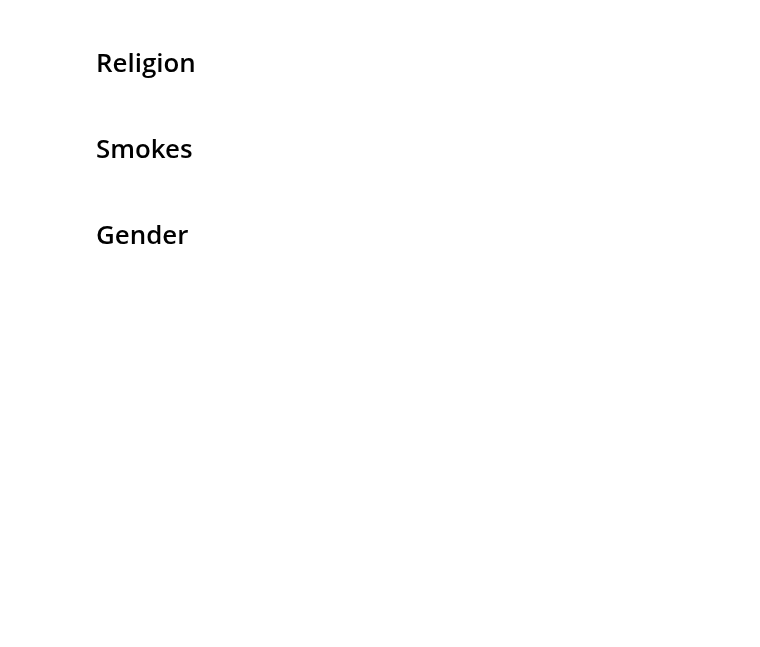
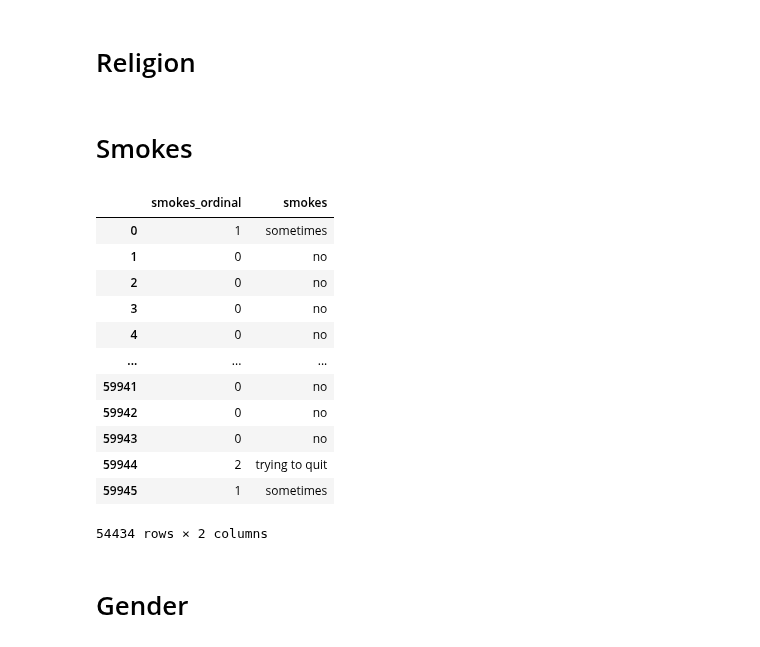
Before and after one commit to HuberNicolas/okcupid-explorer, a Jupyter notebook: backend/src/data-cleaning.ipynb, the cells around one changed output. Saved outputs shown, nothing was run; the diff lists cells and outputs as text; code cells hidden in the pictures; blank space fills up the shorter version.

```diff
--- a/backend/src/data-cleaning.ipynb
+++ b/backend/src/data-cleaning.ipynb
@@ -234,2 +347,32 @@ df_drinks['drinks_ordinal'] =  df_drinks['drinks'].map(mapper_drinks_dict).filln
+# %%
+# copy by value
+df_smokes = df.copy()
+
+# nan's
+df_smokes.dropna(inplace=True, subset=['smokes']) # remove nan's
+df_smokes.shape # (54434, 19) , same as profiler
+
+smokes_encoder = category_encoders.OrdinalEncoder(
+    cols = ['smokes'],
+    return_df = True,
+    mapping = [naming['smokes']]
+)
+
+df_smokes['smokes_ordinal'] = smokes_encoder.fit_transform(df_smokes['smokes'])
+df_smokes[['smokes_ordinal', 'smokes']]
+# %% [output]
+|  | smokes_ordinal | smokes |
+| 0 | 1 | sometimes |
+| 1 | 0 | no |
+| 2 | 0 | no |
+| 3 | 0 | no |
+| 4 | 0 | no |
+| ... | ... | ... |
+| 59941 | 0 | no |
+| 59942 | 0 | no |
+| 59943 | 0 | no |
+| 59944 | 2 | trying to quit |
+| 59945 | 1 | sometimes |
+54434 rows × 2 columns
 # %% [markdown]
 # Gender
```
Also changed, not shown: parts of 16 cells of this notebook, 1 other file.
